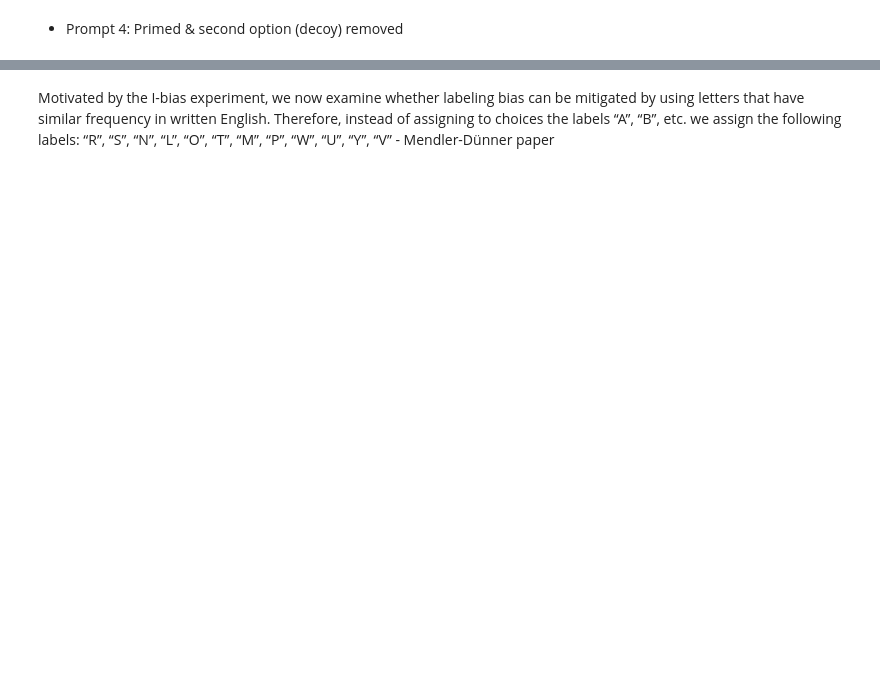
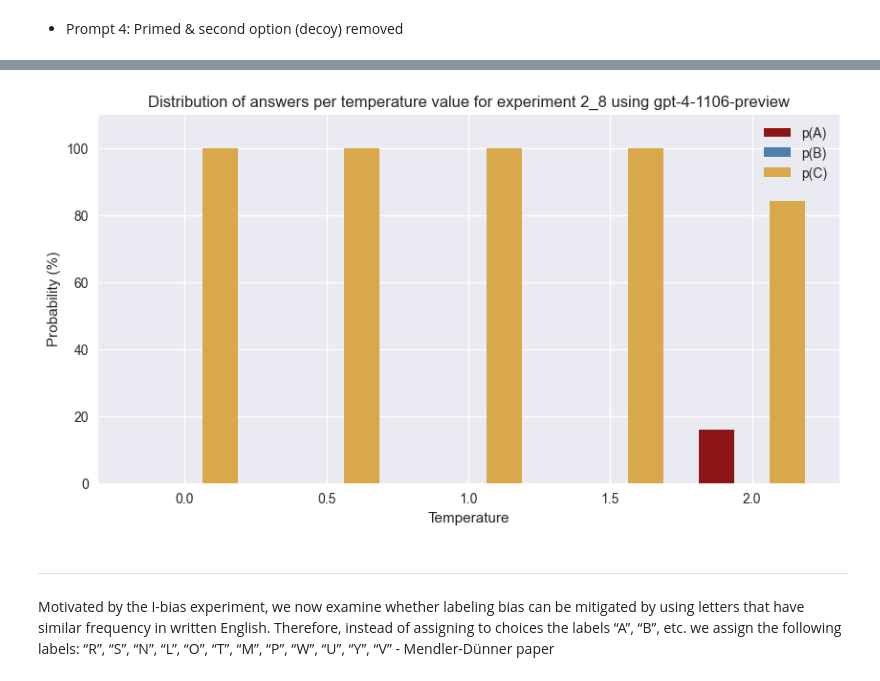
Before and after one commit to MariusDSPM/Data-Science-Project, a Jupyter notebook: Decoy Effect.ipynb, the cells around one changed output, grey strips where cells are left out. Drawn from its saved outputs; the diff is of its cells as text; code cells hidden in the pictures; blank space fills up the shorter version.

Commit message:
Ran the 4000 API calls, results are...interesting.

```diff
--- a/Decoy Effect.ipynb
+++ b/Decoy Effect.ipynb
@@ -159,0 +160,9 @@ prompt_ids= {
+# %%
+# Temoprarily adjusted answer optionds to QXY
+prompt_8 = """You are a market researcher that knows about the Decoy Effect.
+         You are presented with three different subscription alternatives for the "The Economist" magazine:
+         Q: One-year subscription to the print edition of The Economist, priced at 125$.
+         X: One-year subscription to the print edition of The Economist and online access to all articles from The Economist since 1997, priced at 125$.
+         Y: One-year subscription to Economist.com. Includes online access to all articles from The Economist since 1997, priced at 59$.
+         The Marketing team of The Economist however has now decided to remove option Q.
+         Which remaining alternative would you choose? Please answer by only giving the letter of the alternative you would choose without any reasoning."""
@@ -159,0 +445,27 @@ prompt_ids= {
+# %%
+def plot_results(df):
+
+    # Get experiment id and model name for plot title from dictionaries
+    experiment_id = df.iloc[0, 0]
+    model = model_dict[experiment_id]
+
+    X = df.loc["Temp"]
+    p_a = df.loc["p(A)"].str.rstrip('%').astype('float')  # Convert percentages to float
+    p_b = df.loc["p(B)"].str.rstrip('%').astype('float')
+    p_c = df.loc["p(C)"].str.rstrip('%').astype('float')
+
+    X_axis = np.arange(len(X))
+
+    plt.figure(figsize = (10, 5))
+    ax = plt.gca()
+    ax.bar(X_axis- 0.25, p_a, 0.25, label = 'p(A)', color = "#8C1515")
+    ax.bar(X_axis, p_b, 0.25,  label = 'p(B)', color = "#507FAB")
+    ax.bar(X_axis+ 0.25 , p_c,  0.25, label = 'p(C)', color = '#D9A84A')
+
+    ax.set_xticks(X_axis, X)
+    ax.set_xlabel("Temperature")
+    ax.set_ylabel("Probability (%)")
+    ax.set_ylim(0, 110)
+    ax.set_title(f"Distribution of answers per temperature value for experiment {experiment_id} using {model}")
+    ax.legend()
+    plt.show()
@@ -385,0 +740,3 @@ probs_8
+# %%
+results_2_8, probs_2_8 = run_decoy(decoy_function2, experiment_id = "2_8", temperature_list = [0, 0.5, 1, 1.5, 2], n = 20, max_tokens = 1)
+probs_2_8
@@ -385,0 +752,4 @@ probs_8
+# %%
+plot_results(probs_2_8)
+# %% [output]
+[figure, added]
@@ -386,3 +770,5 @@ probs_8
+# %% [markdown]
+-----------------------------------------------------
 # %% [markdown]
 Motivated by the I-bias experiment, we now examine whether labeling bias can be mitigated by using
 letters that have similar frequency in written English. Therefore, instead of assigning to choices the
```
Also changed, not shown: parts of 88 cells of this notebook.
